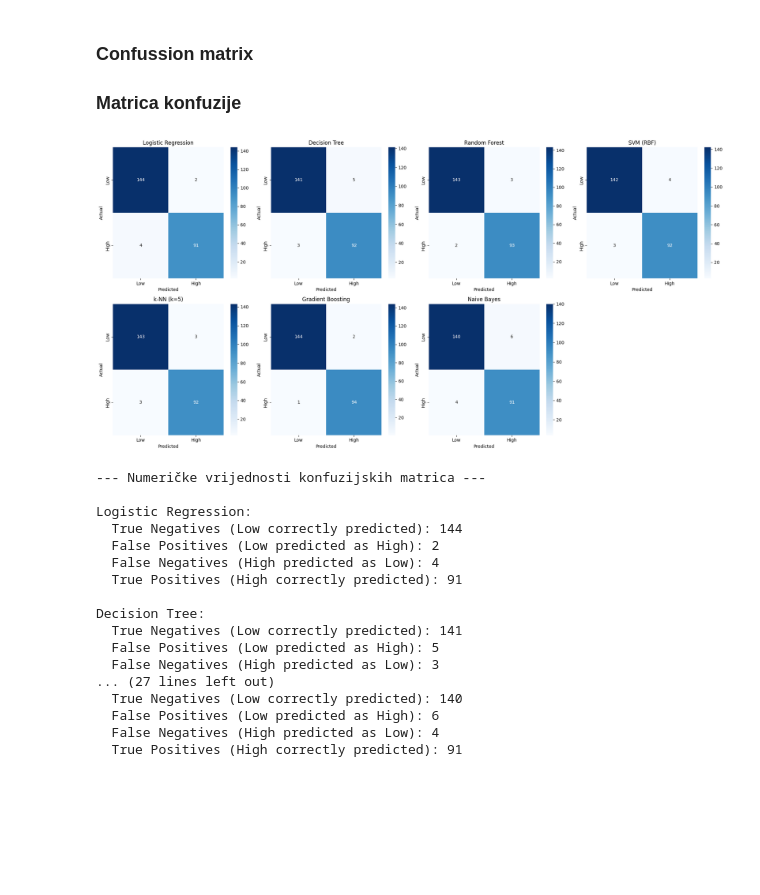
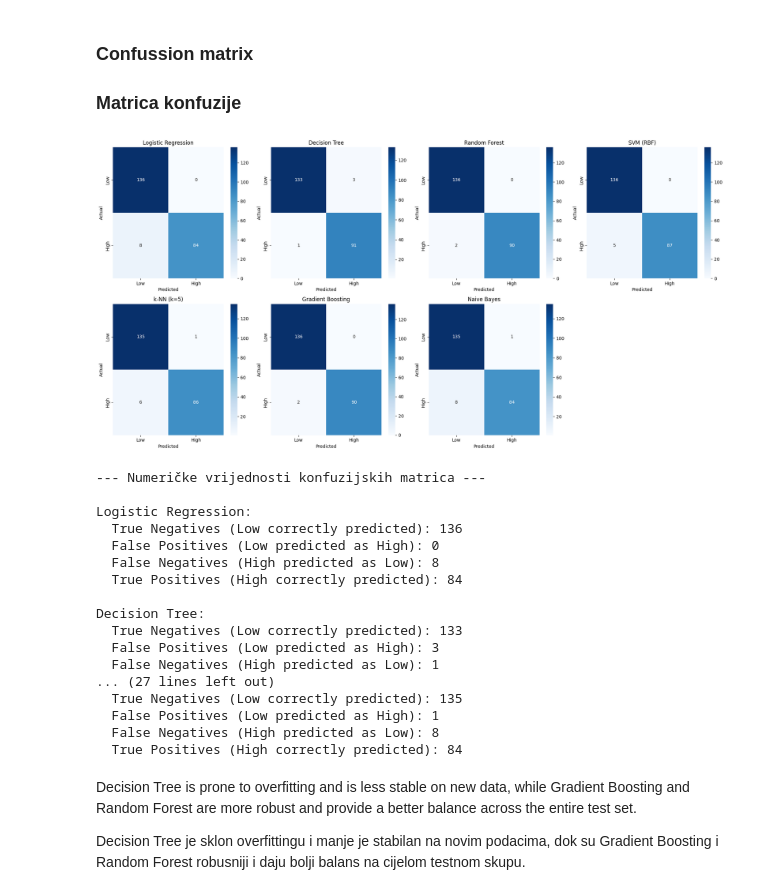
Before and after one commit to a-gcvc/Gestatix, a Jupyter notebook: notebooks/analysisSet1.ipynb, the cells around one changed output. Drawn from its saved outputs; the diff is of its cells as text; code cells hidden in the pictures; blank space fills up the shorter version.

```diff
--- a/notebooks/analysisSet1.ipynb
+++ b/notebooks/analysisSet1.ipynb
@@ -250,0 +270,4 @@ df.describe()
+# %%
+df = df[(df['dob'] >= 15) & (df['dob'] <= 50)]
+
+print(f"Broj redova nakon čišćenja: {len(df)}")
@@ -542,13 +590,0 @@ Evaluacija: Decision Tree
-# %%
-def cross_validate_classifier(model, x, y, cv=5):
-    scoring = ['accuracy', 'precision', 'recall', 'f1', 'roc_auc']
-    scores = cross_validate(model, x, y, cv=cv, scoring=scoring)
-    results = {f"test_{metric}": scores[f"test_{metric}"].mean() for metric in scoring}
-    return results
-
-print("\n--- CROSS-VALIDATION (5-fold) ---")
-for name, clf in classifiers.items():
-    print(f"\n{name}:")
-    cv_res = cross_validate_classifier(clf, x, y, cv=5)
-    for k, v in cv_res.items():
-        print(f"  {k}: {v:.4f}")
@@ -594,94 +612,83 @@ Najbolji algoritam po F1 score: Gradient Boosting
 ### Confussion matrix
 ### Matrica konfuzije
 # %%
+# Use Pipelines for SVM and k-NN to ensure proper scaling without data leakage
 models = {
     "Logistic Regression": LogisticRegression(max_iter=1000),
     "Decision Tree": DecisionTreeClassifier(random_state=42),
     "Random Forest": RandomForestClassifier(n_estimators=100, random_state=42),
-    "SVM (RBF)": SVC(probability=True, random_state=42),
-    "k-NN (k=5)": KNeighborsClassifier(n_neighbors=5),
+    "SVM (RBF)": Pipeline([('scaler', StandardScaler()), ('svm', SVC(probability=True, random_state=42))]),
+    "k-NN (k=5)": Pipeline([('scaler', StandardScaler()), ('knn', KNeighborsClassifier(n_neighbors=5))]),
     "Gradient Boosting": GradientBoostingClassifier(n_estimators=100, random_state=42),
     "Naive Bayes": GaussianNB()
 }
 
-# Podjela podataka (već morate imati X_train, y_train, X_test, y_test)
-# Ako niste još podijelili, ispod je primjer:
-# X_train, X_test, y_train, y_test = train_test_split(X, y, test_size=0.2, random_state=42, stratify=y)
-
-# Za SVM i k-NN preporučamo skaliranje (inače mogu loše raditi)
-from sklearn.preprocessing import StandardScaler
-scaler = StandardScaler()
-X_train_scaled = scaler.fit_transform(x_train)
-X_test_scaled = scaler.transform(x_test)
-
-# Prilagodba: za svaki model koristimo odgovarajuće podatke (skalirane za SVM i k-NN)
-# Za ostale algoritme koristimo originalne (neskalirane) podatke – ali možete koristiti skalirane za sve, nije greška.
-
-# Rječnik koji definira koje podatke koristiti za koji model
 data_for_model = {
     "Logistic Regression": (x_train, x_test),
     "Decision Tree": (x_train, x_test),
     "Random Forest": (x_train, x_test),
-    "SVM (RBF)": (X_train_scaled, X_test_scaled),
-    "k-NN (k=5)": (X_train_scaled, X_test_scaled),
+    "SVM (RBF)": (x_train, x_test),  # Pipeline handles scaling internally
+    "k-NN (k=5)": (x_train, x_test),  # Pipeline handles scaling internally
     "Gradient Boosting": (x_train, x_test),
     "Naive Bayes": (x_train, x_test)
 }
 
-# Crtanje svih confusion matrica u jednom figure-u (subplot)
-fig, axes = plt.subplots(2, 4, figsize=(20, 10))  # 2 reda, 4 kolone
+fig, axes = plt.subplots(2, 4, figsize=(20, 10))
 axes = axes.flatten()
 
 for idx, (name, model) in enumerate(models.items()):
     X_tr, X_te = data_for_model[name]
     model.fit(X_tr, y_train)
     y_pred = model.predict(X_te)
 
     cm = confusion_matrix(y_test, y_pred)
 
     sns.heatmap(cm, annot=True, fmt='d', cmap='Blues', ax=axes[idx],
                 xticklabels=['Low', 'High'], yticklabels=['Low', 'High'])
     axes[idx].set_title(name)
     axes[idx].set_xlabel('Predicted')
     axes[idx].set_ylabel('Actual')
 
-# Sakrij neiskorišteni subplot (ako ih ima više od modela)
 for j in range(len(models), len(axes)):
     axes[j].axis('off')
 
 plt.tight_layout()
 plt.show()
 
-# Alternativno: ispis numeričkih vrijednosti za svaku matricu (TP, TN, FP, FN)
+
 print("\n--- Numeričke vrijednosti konfuzijskih matrica ---")
 for name, model in models.items():
     X_tr, X_te = data_for_model[name]
     model.fit(X_tr, y_train)
     y_pred = model.predict(X_te)
     tn, fp, fn, tp = confusion_matrix(y_test, y_pred).ravel()
     print(f"\n{name}:")
     print(f"  True Negatives (Low correctly predicted): {tn}")
     print(f"  False Positives (Low predicted as High): {fp}")
     print(f"  False Negatives (High predicted as Low): {fn}")
     print(f"  True Positives (High correctly predicted): {tp}")
 # %% [output]
-[figure, old version]
+[figure, new version]
 --- Numeričke vrijednosti konfuzijskih matrica ---
 
 Logistic Regression:
-  True Negatives (Low correctly predicted): 144
-  False Positives (Low predicted as High): 2
-  False Negatives (High predicted as Low): 4
-  True Positives (High correctly predicted): 91
+  True Negatives (Low correctly predicted): 136
+  False Positives (Low predicted as High): 0
+  False Negatives (High predicted as Low): 8
+  True Positives (High correctly predicted): 84
 
 Decision Tree:
-  True Negatives (Low correctly predicted): 141
-  False Positives (Low predicted as High): 5
-  False Negatives (High predicted as Low): 3
+  True Negatives (Low correctly predicted): 133
+  False Positives (Low predicted as High): 3
+  False Negatives (High predicted as Low): 1
 ... (27 lines left out)
-  True Negatives (Low correctly predicted): 140
-  False Positives (Low predicted as High): 6
-  False Negatives (High predicted as Low): 4
-  True Positives (High correctly predicted): 91
+  True Negatives (Low correctly predicted): 135
+  False Positives (Low predicted as High): 1
+  False Negatives (High predicted as Low): 8
+  True Positives (High correctly predicted): 84
+# %% [markdown]
+Decision Tree is prone to overfitting and is less stable on new data, while Gradient Boosting and Random Forest are more robust and provide a better balance across the entire test set.
+
+Decision Tree je sklon overfittingu i manje je stabilan na novim podacima, dok su Gradient Boosting i Random Forest robusniji i daju bolji balans na cijelom testnom skupu.
 # %% [markdown]
 ## 5‑fold cross‑validation is crucial for assessing model stability and generalization, especially in medical applications.
```
Also changed, not shown: parts of 35 cells of this notebook, 4 other files.
